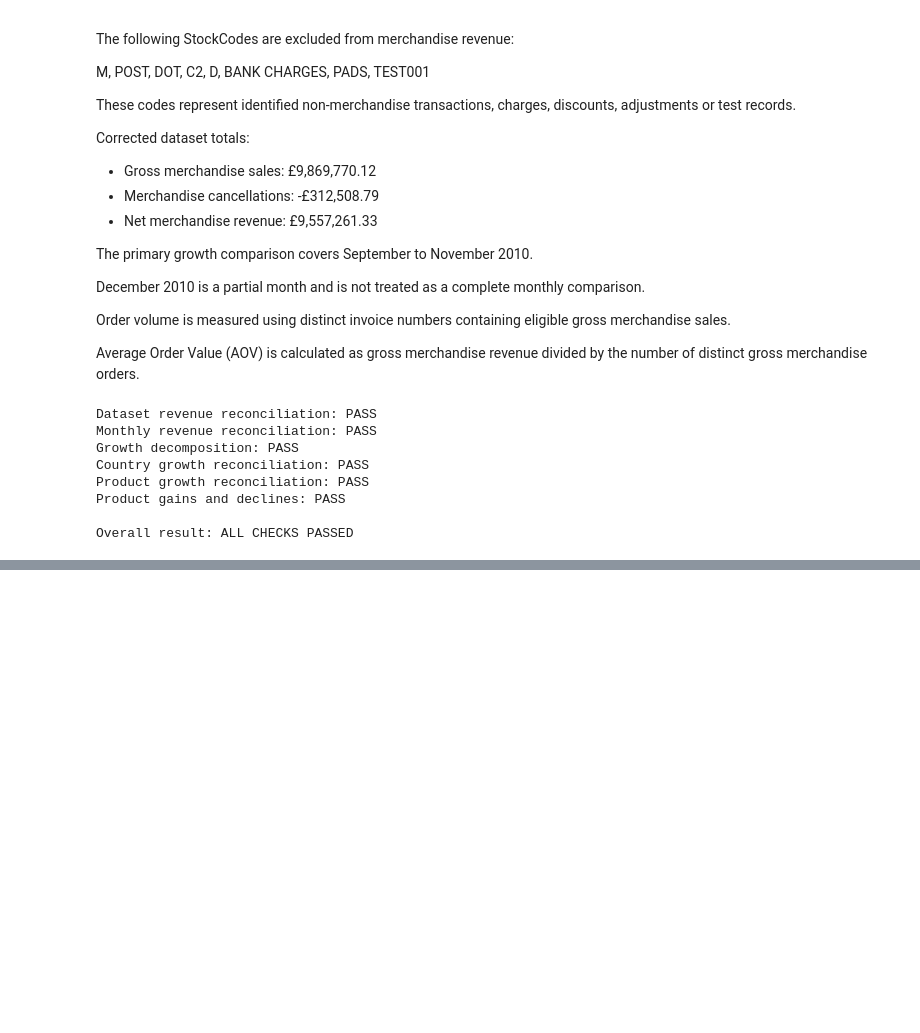
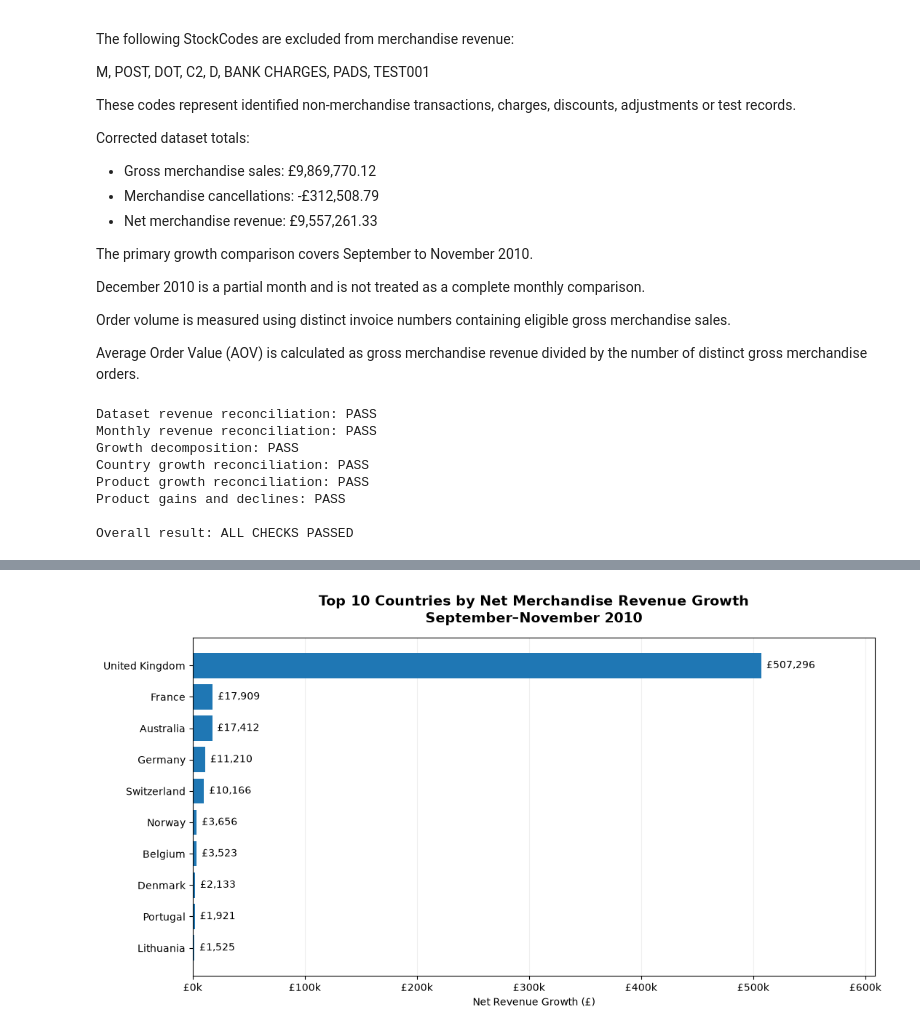
Before and after one commit to baizoukou/retail-revenue-growth-analysis, a Jupyter notebook: notebooks/04_revenue_growth_drivers.ipynb, the cells around one changed output, grey strips where cells are left out. Cells and saved outputs as stored; diff of their text form; code cells hidden in the pictures; blank space fills up the shorter version.

```diff
--- a/notebooks/04_revenue_growth_drivers.ipynb
+++ b/notebooks/04_revenue_growth_drivers.ipynb
@@ -1820,0 +1981,61 @@ Overall result: ALL CHECKS PASSED
+# %%
+
+# Step 69 — Top 10 country revenue growth contributions
+
+import matplotlib.pyplot as plt
+from matplotlib.ticker import FuncFormatter
+
+top_countries = (
+    country_revenue
+    .sort_values("Growth", ascending=False)
+    .head(10)
+    .sort_values("Growth")
+)
+
+fig, ax = plt.subplots(figsize=(11, 6))
+
+bars = ax.barh(
+    top_countries.index,
+    top_countries["Growth"]
+)
+
+ax.set_title(
+    "Top 10 Countries by Net Merchandise Revenue Growth\n"
+    "September–November 2010",
+    fontsize=14,
+    fontweight="bold",
+    pad=15
+)
+
+ax.set_xlabel("Net Revenue Growth (£)")
+
+ax.xaxis.set_major_formatter(
+    FuncFormatter(lambda value, pos: f"£{value / 1000:,.0f}k")
+)
+
+ax.grid(axis="x", alpha=0.2)
+ax.set_axisbelow(True)
+
+# Add contribution labels
+for bar, value in zip(bars, top_countries["Growth"]):
+    ax.annotate(
+        f"£{value:,.0f}",
+        xy=(value, bar.get_y() + bar.get_height() / 2),
+        xytext=(5, 0),
+        textcoords="offset points",
+        va="center"
+    )
+
+ax.margins(x=0.20)
+
+plt.tight_layout()
+
+fig.savefig(
+    "../figures/country_revenue_growth.png",
+    dpi=300,
+    bbox_inches="tight"
+)
+
+plt.show()
+# %% [output]
+[figure, added]
```
Also changed, not shown: parts of 8 cells of this notebook, 8 other files.
